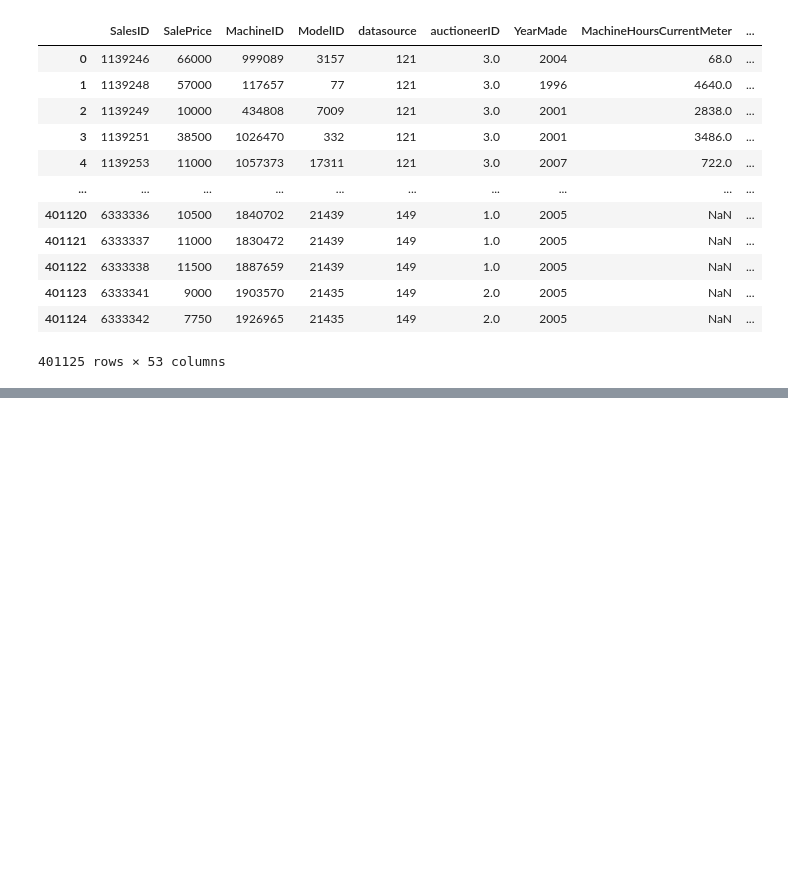
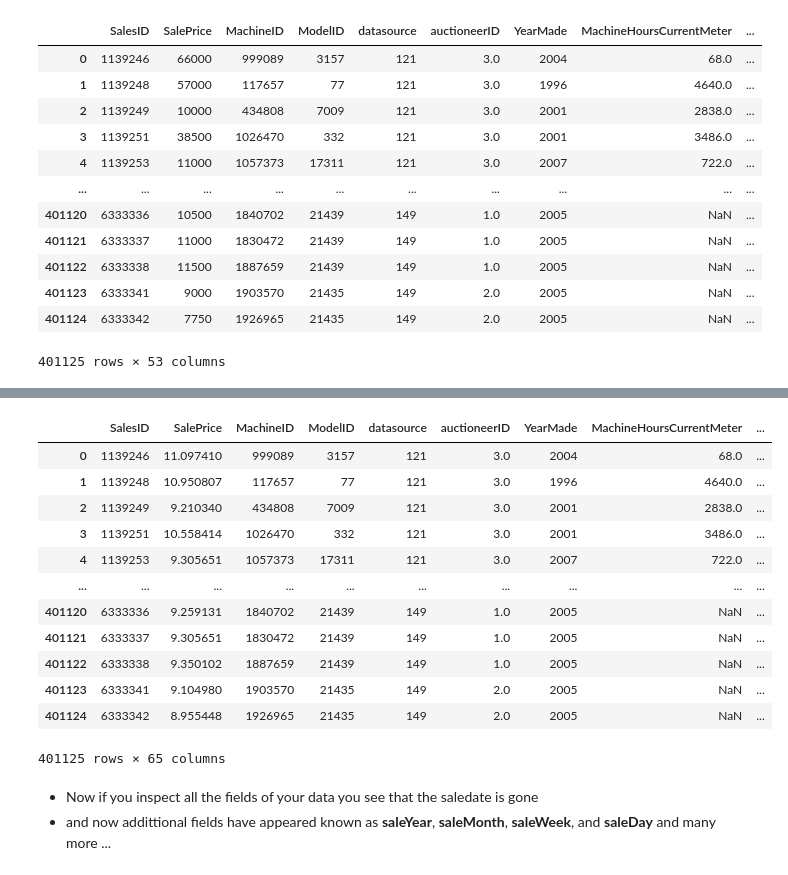
Before and after one commit to mahedjaved/PythonDSBookNotes, a Jupyter notebook: data_science/01_basics.ipynb, the cells around one changed output, grey strips where cells are left out. Cells and saved outputs as stored; diff of their text form; code cells hidden in the pictures; blank space fills up the shorter version.

```diff
--- a/data_science/01_basics.ipynb
+++ b/data_science/01_basics.ipynb
@@ -82,0 +130,2 @@ df_raw
+# %%
+df_raw.SalePrice = np.log(df_raw.SalePrice)
@@ -82,0 +198,19 @@ df_raw
+# %%
+fastaicore.add_datepart(df_raw, 'saledate')
+# %% [output]
+|  | SalesID | SalePrice | MachineID | ModelID | datasource | auctioneerID | YearMade | MachineHoursCurrentMeter | ... |
+| 0 | 1139246 | 11.097410 | 999089 | 3157 | 121 | 3.0 | 2004 | 68.0 | ... |
+| 1 | 1139248 | 10.950807 | 117657 | 77 | 121 | 3.0 | 1996 | 4640.0 | ... |
+| 2 | 1139249 | 9.210340 | 434808 | 7009 | 121 | 3.0 | 2001 | 2838.0 | ... |
+| 3 | 1139251 | 10.558414 | 1026470 | 332 | 121 | 3.0 | 2001 | 3486.0 | ... |
+| 4 | 1139253 | 9.305651 | 1057373 | 17311 | 121 | 3.0 | 2007 | 722.0 | ... |
+| ... | ... | ... | ... | ... | ... | ... | ... | ... | ... |
+| 401120 | 6333336 | 9.259131 | 1840702 | 21439 | 149 | 1.0 | 2005 | NaN | ... |
+| 401121 | 6333337 | 9.305651 | 1830472 | 21439 | 149 | 1.0 | 2005 | NaN | ... |
+| 401122 | 6333338 | 9.350102 | 1887659 | 21439 | 149 | 1.0 | 2005 | NaN | ... |
+| 401123 | 6333341 | 9.104980 | 1903570 | 21435 | 149 | 2.0 | 2005 | NaN | ... |
+| 401124 | 6333342 | 8.955448 | 1926965 | 21435 | 149 | 2.0 | 2005 | NaN | ... |
+401125 rows × 65 columns
+# %% [markdown]
+* Now if you inspect all the fields of your data you see that the saledate is gone
+* and now addittional fields have appeared known as **saleYear**, **saleMonth**, **saleWeek**, and **saleDay** and many more ...
```
Also changed, not shown: parts of 24 cells of this notebook.
